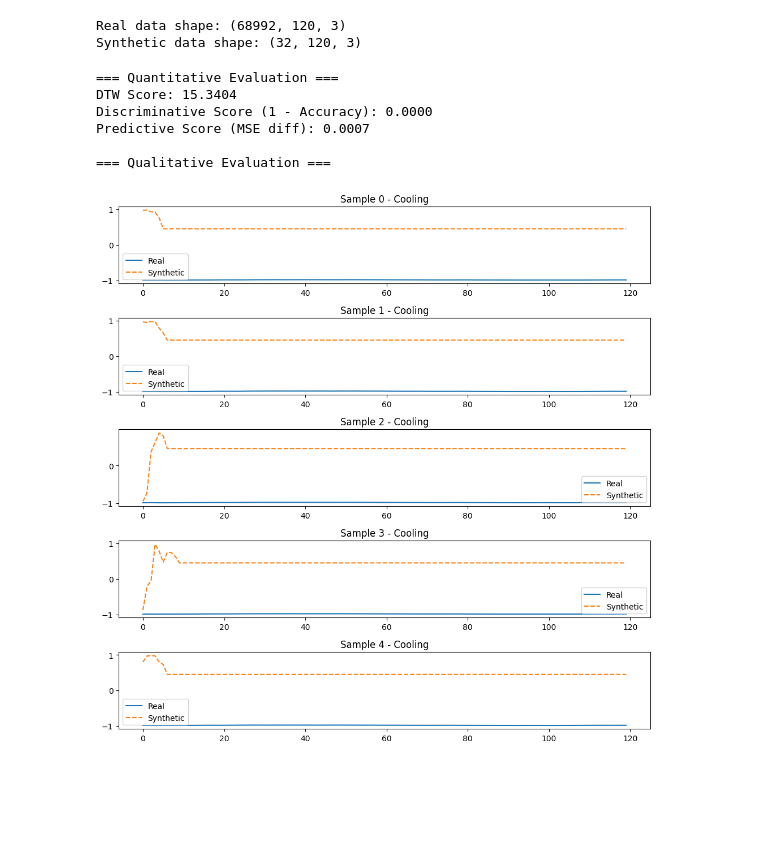
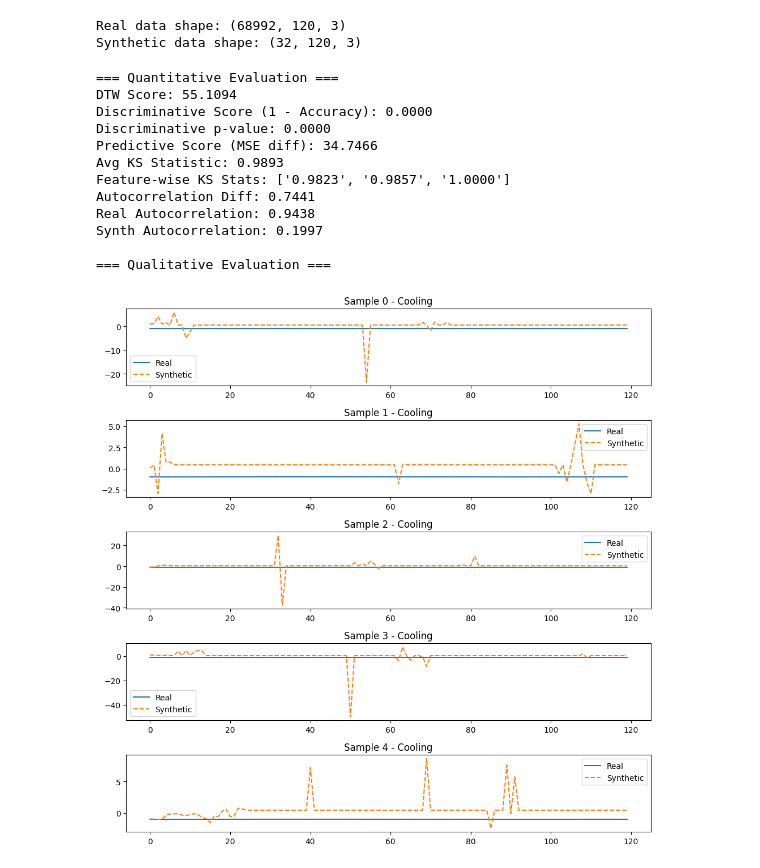
Before and after one commit to capstone-2420-0024/Intelligent-Hybrid-Quantum-Classical-Computing-Resource-Management-System, a Jupyter notebook: Simulation for sensor data/Creating an Anomaly Injection Function Based on Channel Physical Properties and Relationships.ipynb, the cells around one changed output. Cells and saved outputs as stored; diff of their text form; code cells hidden in the pictures; blank space fills up the shorter version.

Commit message:
Update Evaluation Daiagram by comparing real data and sythentic data

```diff
--- a/Simulation for sensor data/Creating an Anomaly Injection Function Based on Channel Physical Properties and Relationships.ipynb
+++ b/Simulation for sensor data/Creating an Anomaly Injection Function Based on Channel Physical Properties and Relationships.ipynb
@@ -15,6 +15,7 @@ from sklearn.preprocessing import MinMaxScaler
 # %% [markdown]
 ### Load TimeGan model
 # %%
+
 # 1. Load the pre-trained generator model
 generator = load_model('saved_models_1/best_generator.h5')
 
@@ -27,6 +28,11 @@ column_names = ['temperature_channel1', 'cooling_channel0', 'maxigauge_channel3'
 # 3. Generate synthetic data
 noise = np.random.normal(size=(batch_size, sequence_length, num_features)).astype(np.float32)
 synthetic_data = generator.predict(noise)
+
+# ✅ 4. Add +1 to all maxigauge_channel3 values (feature index 2)
+synthetic_data[:, :, 2] += 1.0
+
+# 5. Convert to DataFrame
 df_synthetic = pd.DataFrame(
     synthetic_data.reshape(-1, num_features),
     columns=column_names,
@@ -341,13 +500,25 @@ synthetic_trimmed = synthetic_data[:min_len]
+# %%
+# Truncate real data to match synthetic sample count
+min_len = min(len(real_data), len(synthetic_data_with_anomalies))
+
+real_trimmed = real_data[:min_len]
+synthetic_trimmed = synthetic_data_with_anomalies[:min_len]
 # %%
-feature_names = ["Cooling", "Pressure", "Temperature"]
+feature_names = ["Cooling", "maxigauge", "Temperature"]
 
 evaluator = TimeSeriesEvaluator(real_trimmed, synthetic_trimmed)
 evaluator.evaluate_all(feature_names=feature_names)
 # %% [output]
 === Quantitative Evaluation ===
-DTW Score: 15.3404
+DTW Score: 55.1094
 Discriminative Score (1 - Accuracy): 0.0000
-Predictive Score (MSE diff): 0.0007
+Discriminative p-value: 0.0000
+Predictive Score (MSE diff): 34.7466
+Avg KS Statistic: 0.9893
+Feature-wise KS Stats: ['0.9823', '0.9857', '1.0000']
+Autocorrelation Diff: 0.7441
+Real Autocorrelation: 0.9438
+Synth Autocorrelation: 0.1997
 
 === Qualitative Evaluation ===
-[figure, old version]
+[figure, new version]
```
Also changed, not shown: parts of 4 cells of this notebook.
